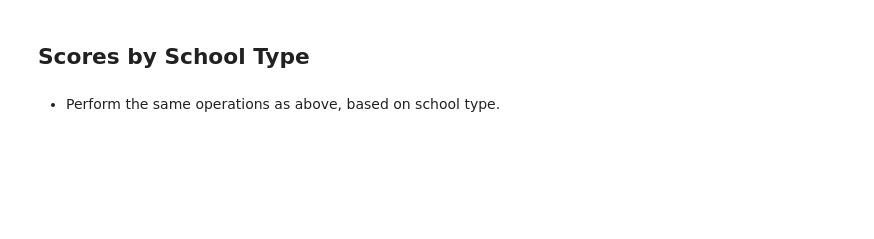
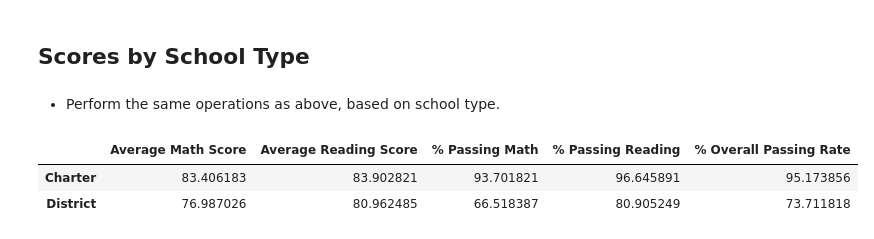
Before and after one commit to pwickliff1/pandas-challenge, a Jupyter notebook: PyCitySchools/PyCitySchools_starter.ipynb, the cells around one changed output. Cells and saved outputs as stored; diff of their text form; code cells hidden in the pictures; blank space fills up the shorter version.

```diff
--- a/PyCitySchools/PyCitySchools_starter.ipynb
+++ b/PyCitySchools/PyCitySchools_starter.ipynb
@@ -402,3 +396,46 @@ Large (2000-5000)        69.963361          82.766634               76.364998
 ## Scores by School Type
 # %% [markdown]
 * Perform the same operations as above, based on school type.
+# %%
+# Calculate aggregates for School type Summaries
+student_school_count = school_data_complete["type"].value_counts()
+school_grouped_df = school_data_complete.groupby(["type"])
+
+
+
+
+# Passing math calculations
+student_school_pass_math = (school_data_complete[school_data_complete["math_score"] >= 70])
+student_school_pass_math_df = student_school_pass_math.groupby(["type"])
+school_pass_math = student_school_pass_math_df["math_score"]
+
+
+# Passing reading calculations
+student_school_pass_reading = (school_data_complete[school_data_complete["reading_score"] >= 70])
+student_school_pass_reading_df = student_school_pass_reading.groupby(["type"])
+school_pass_reading = student_school_pass_reading_df["reading_score"]
+
+# Assigning results to variables
+school_avg_math = school_grouped_df["math_score"].sum()/student_school_count
+school_avg_reading = school_grouped_df["reading_score"].sum()/student_school_count
+school_budget = school_grouped_df["budget"].sum()/student_school_count
+school_budget_student = school_budget/student_school_count
+school_pass_math = (school_pass_math.count()/student_school_count)*100
+school_pass_reading = (school_pass_reading.count()/student_school_count)*100
+overall_passing_rate = (school_pass_math + school_pass_reading)/2
+
+
+# Create dataframe with results
+type_summary_table = pd.DataFrame({
+                                    "Average Math Score":school_avg_math,
+                                    "Average Reading Score":school_avg_reading,
+                                    "% Passing Math":school_pass_math,
+                                    "% Passing Reading":school_pass_reading,
+                                    "% Overall Passing Rate":overall_passing_rate
+                                    })
+# Display school type report
+type_summary_table
+# %% [output]
+|  | Average Math Score | Average Reading Score | % Passing Math | % Passing Reading | % Overall Passing Rate |
+| Charter | 83.406183 | 83.902821 | 93.701821 | 96.645891 | 95.173856 |
+| District | 76.987026 | 80.962485 | 66.518387 | 80.905249 | 73.711818 |
```
Also changed, not shown: parts of 1 cell of this notebook.
